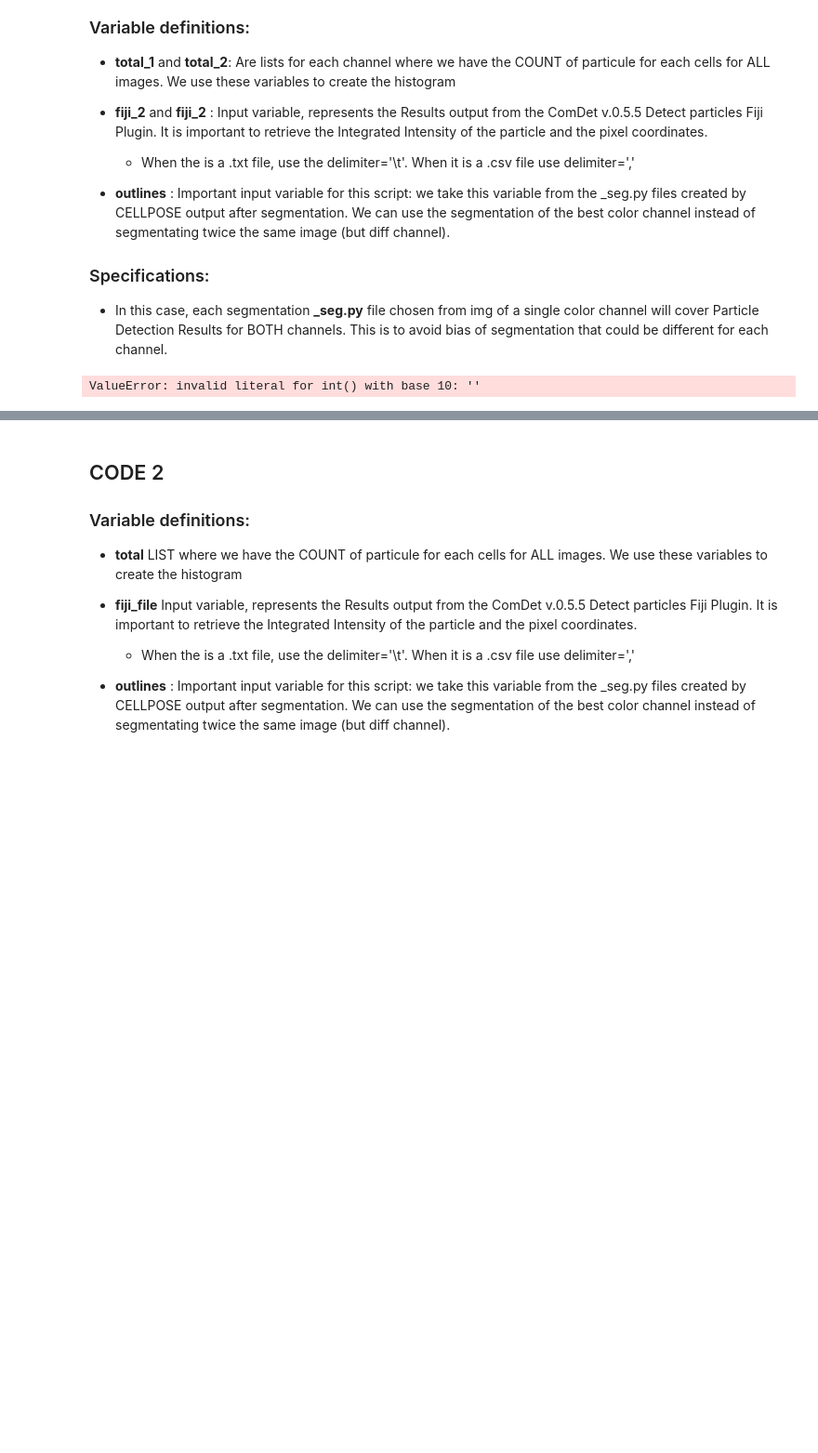
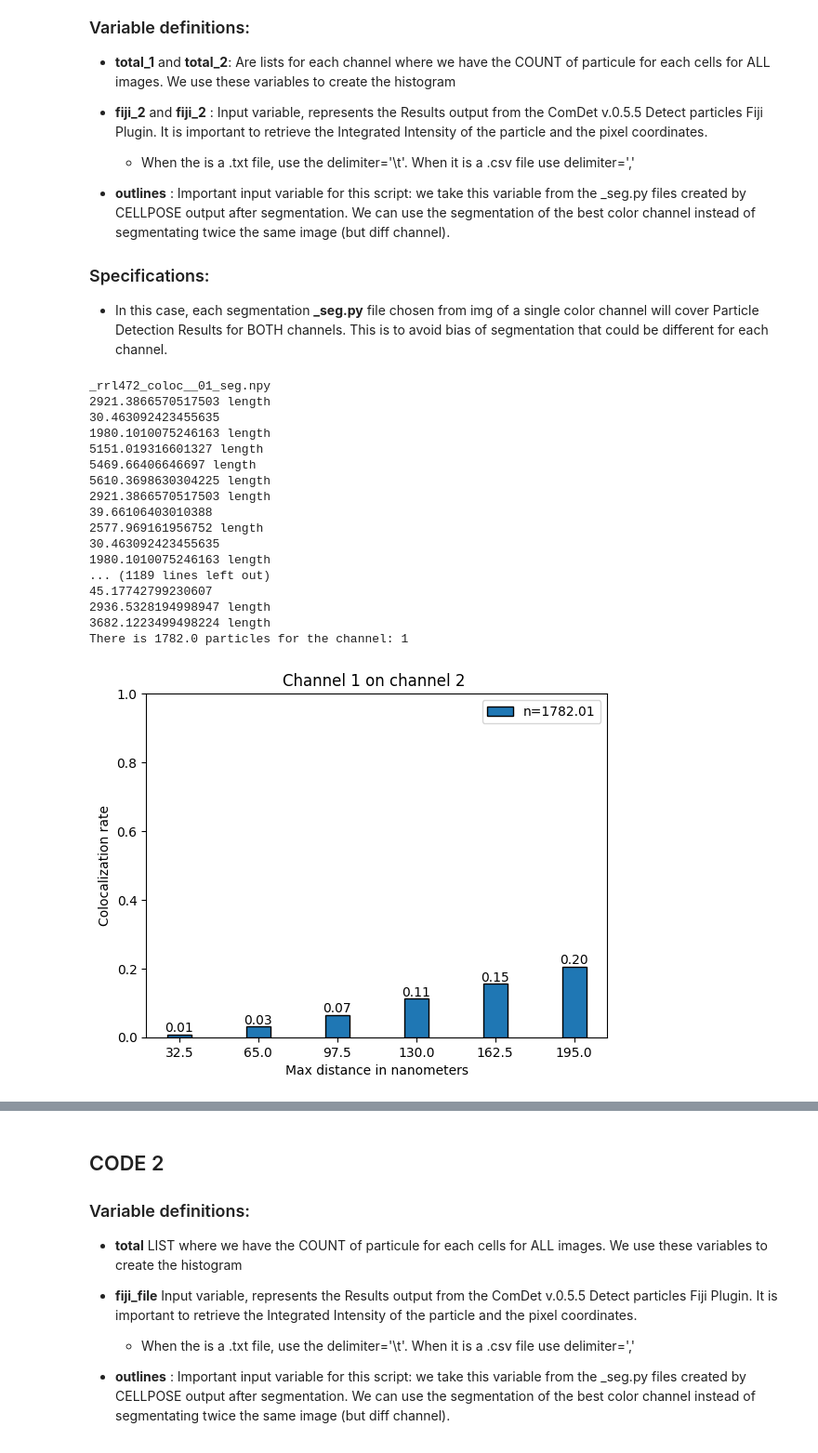
Before and after one commit to Reyes-LamotheLab/microscopy-analysis, a Jupyter notebook: Analysis_withCellpose.ipynb, the cells around one changed output, grey strips where cells are left out. Shown at 93% size. Saved outputs shown, nothing was run; the diff lists cells and outputs as text; code cells hidden in the pictures; blank space fills up the shorter version.

```diff
--- a/Analysis_withCellpose.ipynb
+++ b/Analysis_withCellpose.ipynb
@@ -16,11 +16,11 @@ from matplotlib.ticker import PercentFormatter
 #-------------------INPUT THE DIRECTORIES HERE---------:
 #Directory for the output "Results" from the "particle_detection" script for FIJI
 
-directory_res = "/Users/ceciliaacosta/Downloads/Images_to_seg_2/Images/particles_result/"
+directory_seg = "C:/Users/JpRas/Downloads/Test_Ceci/Test_Ceci/Segmentations/"
 
 #Directory for the output of CELLPOSE segmentation masks in which you put _seg.py files only
 
-directory_seg="/Users/ceciliaacosta/Downloads/Images_to_seg_2/Segmentations/"
+directory_res="C:/Users/JpRas/Downloads/Test_Ceci/Test_Ceci/Images/particles_result/"
 #This iterate over files in directory_res and put it in a list
 
 
@@ -144,8 +142,8 @@ def table_creation(data, outlines, size, min):
     for i in range (len(outlines)):
         poly=outlines[i]
         lenght, center= cell_lenght(poly)
+
         if lenght>min :
-
             count=0
 
             for j in range ( len(data)):
@@ -161,7 +159,7 @@ def table_creation(data, outlines, size, min):
 
                     count+=1
 
-                    table[z][0]=i
+                    table[z][0]=i+1
                     table[z][1]=count
                     table[z][3]=lenght
                     table[z][4]=x
@@ -182,11 +180,11 @@ def table_creation(data, outlines, size, min):
                         coloc[cellnum].append(coord)
 
                     z+=1
-
             counts=np.append(counts,count)
             #print(cellnum, count)
+
             if (count==0):
-                table[z][0]=i
+                table[z][0]=i+1
                 table[z][3]=lenght
                 table[z][7]=center[0]
                 table[z][8]=center[1] #the rest of the columns will be 0
@@ -541,8 +532,8 @@ tot_3_2=np.empty(0)
 tot_4_2=np.empty(0)
 
 #------Variable to make the histogram of colocalization rate per distance size in pixels----------------------------------------------------------------------------------------------
-new_dict = {0.5:0, 1.0:0, 1.5:0, 2:0, 2.5:0, 3:0, 3.5:0, 4:0 }   #Here you can change the number of distances you want by deleting or adding the desired pixel distance,
-
+new_dict = {0.5:0, 1.0:0, 1.5:0, 2:0, 2.5:0, 3:0}   #Here you can change the number of distances you want by deleting or adding the desired pixel distance,
+dict_size = {0.5:[], 1.0:[], 1.5:[], 2:[], 2.5:[], 3:[]}
 dist1=np.empty(0)
 dist2=np.empty(0)
 
@@ -588,42 +579,67 @@ for filename in sorted(os.listdir(directory_seg)):
         dist1=np.concatenate((dist1,distance),  axis=None)
         dist2=np.concatenate((dist2,distance2),  axis=None)
 
     #-----------------Saving results of tables created here in CSV file ---------------
 
         df1 = pd.DataFrame(table_1, columns=names)
         file_path = os.path.join(folder_path, 'First_channel'+str(i)+'.csv')
         df1.to_csv(file_path, index=True, header=True, sep=',')
         df2 = pd.DataFrame(table_2, columns=names)
         file_path = os.path.join(folder_path, 'Second_channel'+str(i)+'.csv')
         df2.to_csv(file_path, index=True, header=True, sep=',')
     #----------------- COLOCALIZATION
 
         for key in new_dict.keys():
 
             inco=copy.deepcopy(coloc)
             othco=copy.deepcopy(coloc2)
             #print(othco)
             rate=colocalization(inco, othco, key)
             new_dict[key]+=rate
 
 
-#--------------Plot the histrogram of counts per cell
-counts_histogram (total_1, total_2)
 
-#--------------Plot histogram for each size of cell
-size_histogram (tot_1, tot_2, tot_3, tot_4, 1, total_1)
-size_histogram (tot_1_2, tot_2_2, tot_3_2, tot_4_2, 2, total_2)
+        for key in new_dict.keys():
 
-# #-------------Plot histogram for colocalization
+            inco=copy.deepcopy(coloc)
+            othco=copy.deepcopy(coloc2)
+            #print(othco)
+            res=size_colocalization(inco, othco, key, df1, size=pixel)
+            res=np.array(res)
+            dict_size[key].append(res)
+
+
+# #--------------Plot the histrogram of counts per cell
+# counts_histogram (total_1, total_2)
+
+# #--------------Plot histogram for each size of cell
+# size_histogram (tot_1, tot_2, tot_3, tot_4, 1, total_1)
+# size_histogram (tot_1_2, tot_2_2, tot_3_2, tot_4_2, 2, total_2)
+
+# # #-------------Plot histogram for colocalization
 if channel==1:
     coloc_histogram(new_dict,total_1, "Channel 1 on channel 2 ", pixel, channel)
 else:
     coloc_histogram(new_dict,total_2, "Channel 2 on channel 1", pixel, channel)
 
-distance_histogram(dist1, total_1, 1)
-distance_histogram(dist2, total_2, 2)
-
-
-table_1
+# distance_histogram(dist1, total_1, 1)
+# distance_histogram(dist2, total_2, 2)
 # %% [output]
-ValueError: invalid literal for int() with base 10: ''
+_rrl472_coloc__01_seg.npy
+2921.3866570517503 length
+30.463092423455635
+1980.1010075246163 length
+5151.019316601327 length
+5469.66406646697 length
+5610.3698630304225 length
+2921.3866570517503 length
+39.66106403010388
+2577.969161956752 length
+30.463092423455635
+1980.1010075246163 length
+... (1189 lines left out)
+45.17742799230607
+2936.5328194998947 length
+3682.1223499498224 length
+There is 1782.0 particles for the channel: 1
+[figure, added]
```
Also changed, not shown: parts of 6 cells of this notebook.
